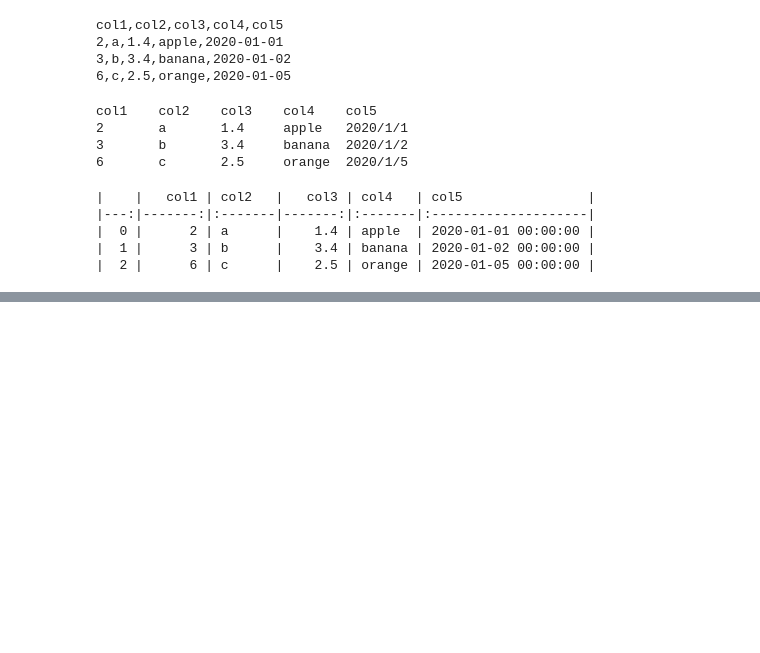
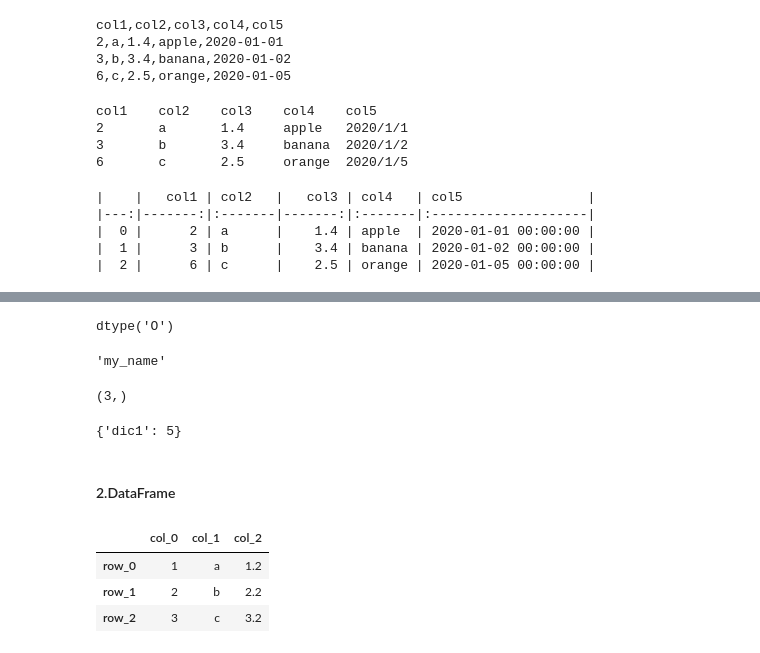
Before and after one commit to jefferyhe2025/python_learning, a Jupyter notebook: pandas/pandas_base.ipynb, the cells around one changed output, grey strips where cells are left out. Cells and saved outputs as stored; diff of their text form; code cells hidden in the pictures; blank space fills up the shorter version.

```diff
--- a/pandas/pandas_base.ipynb
+++ b/pandas/pandas_base.ipynb
@@ -137,0 +171,35 @@ print(df_csv.style.to_latex())
+# %%
+s.dtype
+# %% [output]
+dtype('O')
+# %%
+s.name
+# %% [output]
+'my_name'
+# %%
+# 获取序列长度
+s.shape
+# %% [output]
+(3,)
+# %%
+# 索引取值
+s['third']
+# %% [output]
+{'dic1': 5}
+# %% [markdown]
+#### 2.DataFrame
+# %%
+df = pd.DataFrame(
+    data={
+        'col_0':[1,2,3],
+        'col_1':list('abc'),
+        'col_2':[1.2,2.2,3.2]
+    },
+    index=[f'row_{i}' for i in range(3)]
+)
+df
+# %% [output]
+|  | col_0 | col_1 | col_2 |
+| row_0 | 1 | a | 1.2 |
+| row_1 | 2 | b | 2.2 |
+| row_2 | 3 | c | 3.2 |
```
Also changed, not shown: parts of 24 cells of this notebook.
